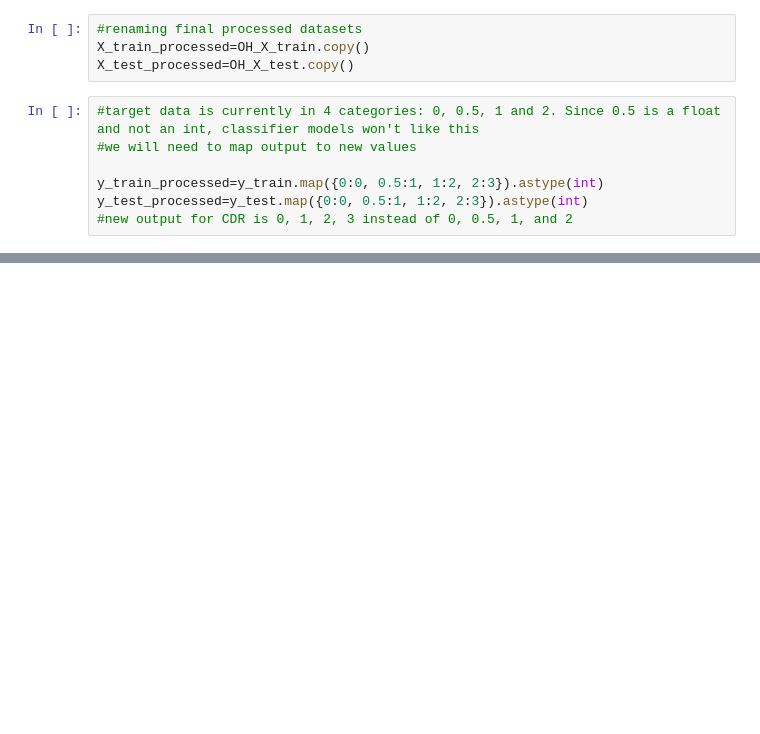
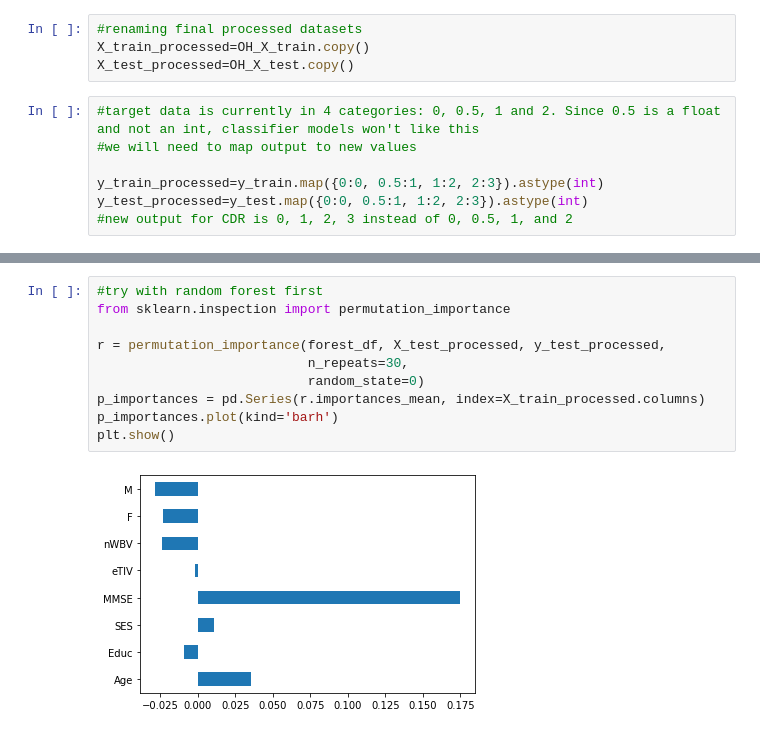
Before and after one commit to estanley16/mri-dementia-prediction, a Jupyter notebook: MRI_Dementia_Prediction.ipynb, the cells around one changed output, grey strips where cells are left out. Drawn from its saved outputs; the diff is of its cells as text; blank space fills up the shorter version.

```diff
--- a/MRI_Dementia_Prediction.ipynb
+++ b/MRI_Dementia_Prediction.ipynb
@@ -436,0 +386,12 @@ Improvement of 3.97%.
+# %%
+#try with random forest first
+from sklearn.inspection import permutation_importance
+
+r = permutation_importance(forest_df, X_test_processed, y_test_processed,
+                           n_repeats=30,
+                           random_state=0)
+p_importances = pd.Series(r.importances_mean, index=X_train_processed.columns)
+p_importances.plot(kind='barh')
+plt.show()
+# %% [output]
+[figure, added]
```
Also changed, not shown: parts of 38 cells of this notebook.
